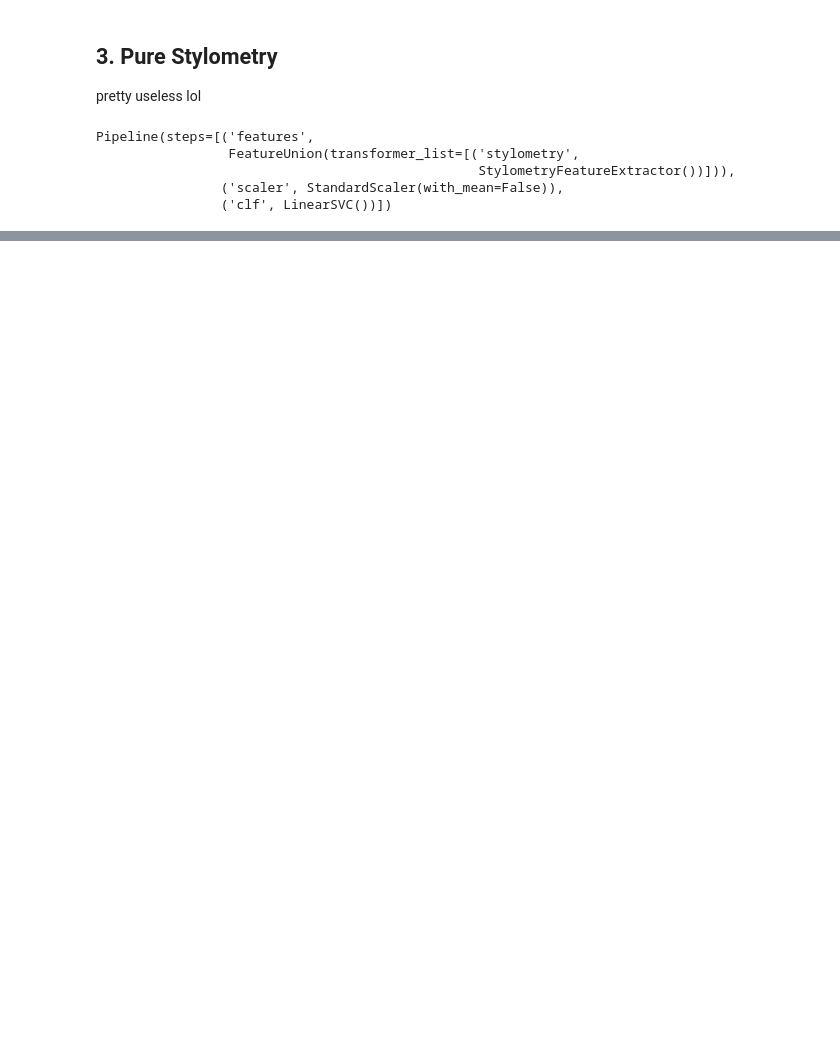
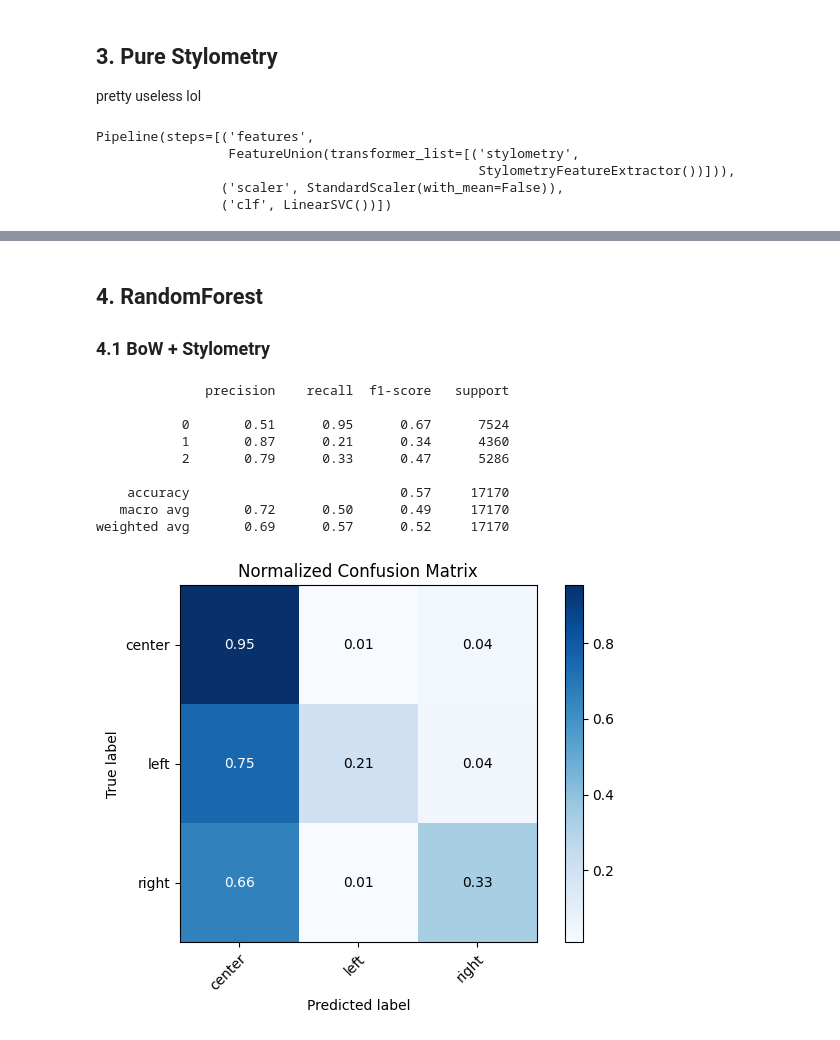
Before and after one commit to EKarasevnl/Language-and-AI, a Jupyter notebook: StylometryClassification.ipynb, the cells around one changed output, grey strips where cells are left out. Cells and saved outputs as stored; diff of their text form; code cells hidden in the pictures; blank space fills up the shorter version.

Commit message:
Added evaluation with XGBoost and RF

```diff
--- a/StylometryClassification.ipynb
+++ b/StylometryClassification.ipynb
@@ -126,0 +128,33 @@ right
+# %% [markdown]
+## 4. RandomForest
+### 4.1 BoW + Stylometry
+# %%
+from sklearn.ensemble import RandomForestClassifier
+from xgboost import XGBClassifier
+from sklearn.pipeline import Pipeline, FeatureUnion
+from sklearn.preprocessing import StandardScaler
+
+# Import your StylometryFeatureExtractor class here
+
+# Define the pipeline for Random Forest
+clf_random_forest = Pipeline([
+    ('features', FeatureUnion([
+        ('text', CountVectorizer(stop_words='english')),  # You can include other text-based features here
+        ('stylometry', StylometryFeatureExtractor())
+    ])),
+    ('scaler', StandardScaler(with_mean=False)),
+    ('clf', RandomForestClassifier())
+])
+clf_random_forest.fit(X_train, y_train)
+evaluate_clf(clf_random_forest, X_test, y_test, classes=le.classes_)
+# %% [output]
+              precision    recall  f1-score   support
+
+           0       0.51      0.95      0.67      7524
+           1       0.87      0.21      0.34      4360
+           2       0.79      0.33      0.47      5286
+
+    accuracy                           0.57     17170
+   macro avg       0.72      0.50      0.49     17170
+weighted avg       0.69      0.57      0.52     17170
+[figure, added]
```
Also changed, not shown: parts of 13 cells of this notebook.
